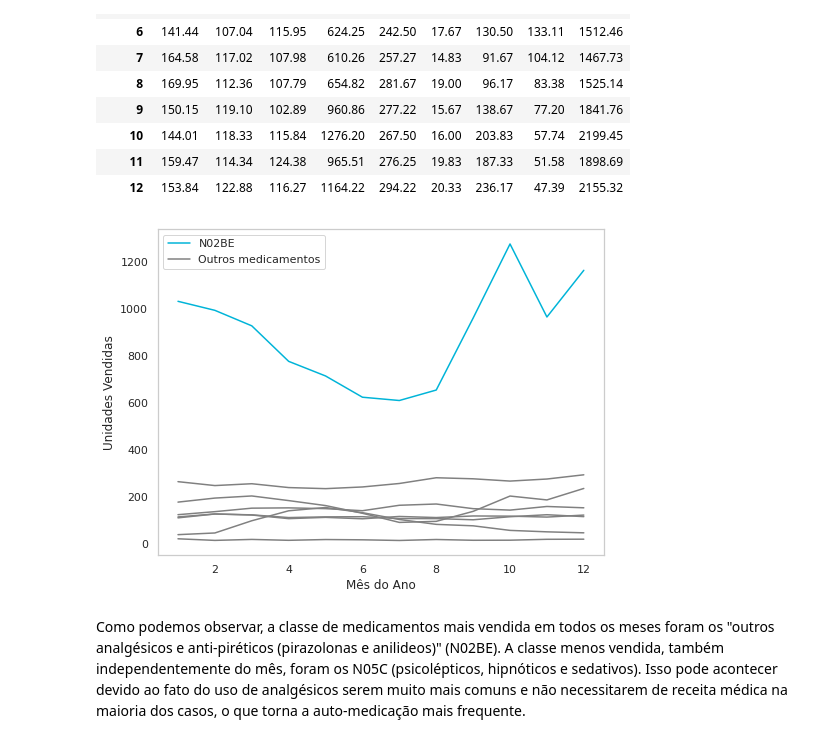
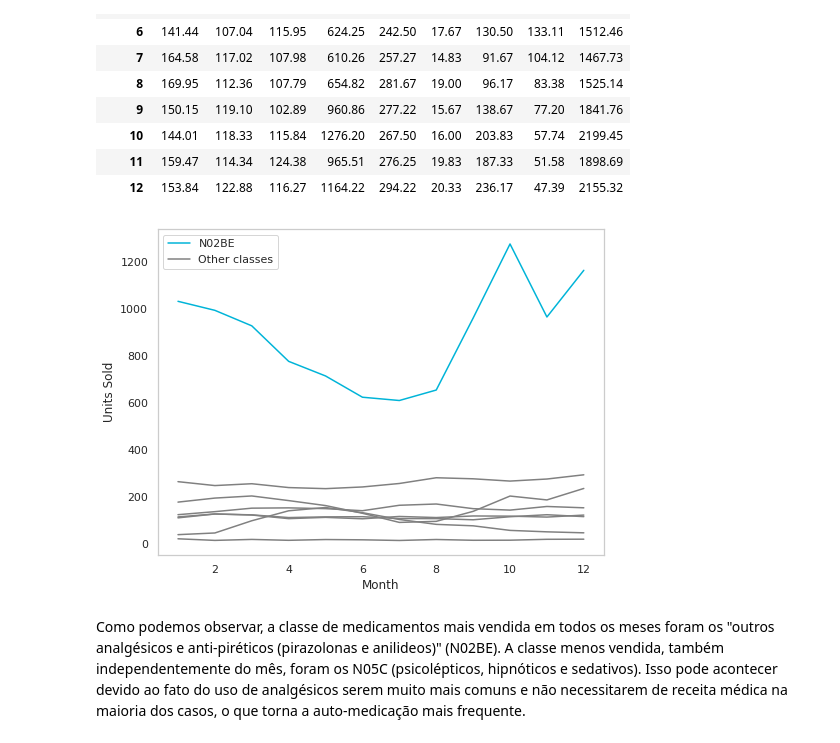
Before and after one commit to ailafelixa/EDA-Pharmaceutical-Sales, a Jupyter notebook: pharma-sales-analysis.ipynb, the cells around one changed output. Drawn from its saved outputs; the diff is of its cells as text; code cells hidden in the pictures.

```diff
--- a/pharma-sales-analysis.ipynb
+++ b/pharma-sales-analysis.ipynb
@@ -546,37 +546,37 @@ df_2
 # %%
 # Criando o gráfico com o tamanho desejado
 fig, ax = plt.subplots(figsize=(8, 6))  # Altere os valores de largura e altura conforme necessário
 
 # Vamos plotar a nossa amostra em um gráfico simples para verificar visualmente os medicamentos mais e menos vendidos por mês
 medicamentos = ['M01AB', 'M01AE', 'N02BA', 'N02BE', 'N05B', 'N05C', 'R03', 'R06']
 cores = ['gray'] * len(medicamentos)
 
 # Encontrando o índice do medicamento 'N02BE' na lista
 indice_n02be = medicamentos.index('N02BE')
 
 # Definindo a cor vermelha para a linha do medicamento 'N02BE'
 cores[indice_n02be] = '#00B4D8'
 
 # Plotando o gráfico com as cores ajustadas e uma única legenda para 'N02BE' e 'Outros medicamentos'
 df_2[medicamentos].plot(ax=ax, color=cores)
 
 # Removendo as linhas de grid do gráfico
 ax.grid(False)
 
 # Definindo os rótulos do eixo x e y
-ax.set_xlabel('Mês do Ano')
-ax.set_ylabel('Unidades Vendidas')
+ax.set_xlabel('Month')
+ax.set_ylabel('Units Sold')
 
 # Definindo as legendas
 legenda_n02be = plt.Line2D([0], [0], color='#00B4D8', label='N02BE')
-legenda_outros = plt.Line2D([0], [0], color='gray', label='Outros medicamentos')
+legenda_outros = plt.Line2D([0], [0], color='gray', label='Other classes')
 
 # Adicionando a legenda personalizada
 ax.legend(handles=[legenda_n02be, legenda_outros])
 
 plt.show()
 # %% [output]
-[figure, old version]
+[figure, new version]
 # %% [markdown]
 Como podemos observar, a classe de medicamentos mais vendida em todos os meses foram os "outros analgésicos e anti-piréticos (pirazolonas e anilideos)" (N02BE). A classe menos vendida, também independentemente do mês, foram os N05C (psicolépticos, hipnóticos e sedativos). Isso pode acontecer devido ao fato do uso de analgésicos serem muito mais comuns e não necessitarem de receita médica na maioria dos casos, o que torna a auto-medicação mais frequente.
 # %%
```
Also changed, not shown: parts of 7 cells of this notebook.
